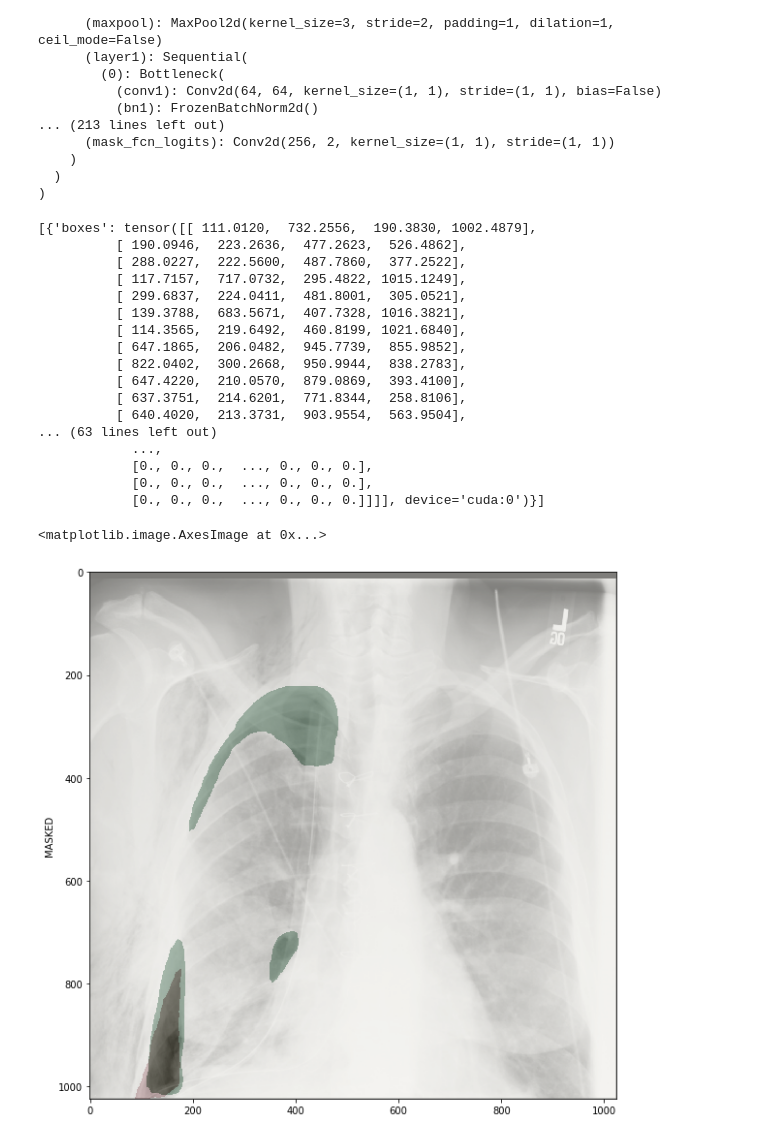
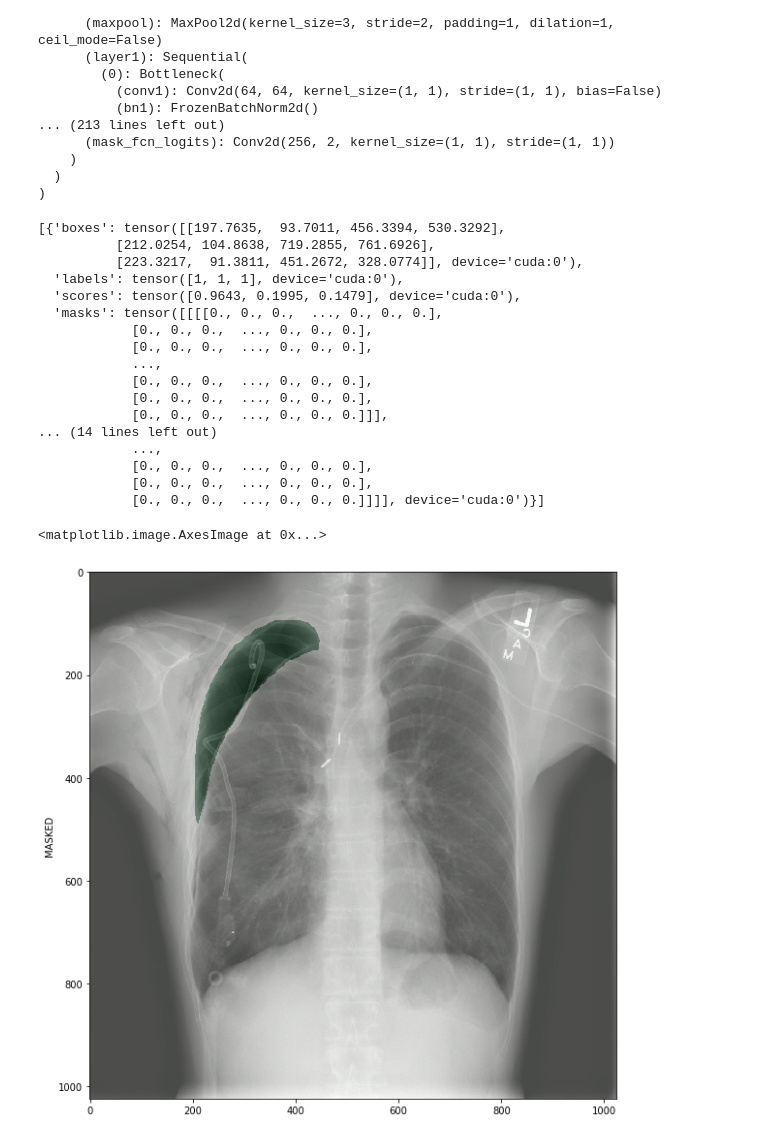
Before and after one commit to wangyute/MaskRCNN-kaggle-siim, a Jupyter notebook: Evaluation.ipynb, the cells around one changed output. Cells and saved outputs as stored; diff of their text form; code cells hidden in the pictures.

```diff
--- a/Evaluation.ipynb
+++ b/Evaluation.ipynb
@@ -144,7 +144,7 @@ num_classes = 2
 model = get_instance_segmentation_model(num_classes)
 
 # load the trained parameter
-model.load_state_dict(torch.load('./model/model_para.pt'))
+model.load_state_dict(torch.load('./model/model_para_0816.pt'))
 
 # move model to the right device
 model.to(device)
@@ -168,7 +168,7 @@ MaskRCNN(
 )
 # %%
 # pick one image from the test set
-img, mask, tsr, img_id = dataset_test[5]
+img, mask, tsr, img_id = dataset_test[10]
 # put the model in evaluation mode
 model.eval()
 with torch.no_grad():
@@ -176,26 +176,26 @@ with torch.no_grad():
 # %%
 prediction
 # %% [output]
-[{'boxes': tensor([[ 111.0120,  732.2556,  190.3830, 1002.4879],
-          [ 190.0946,  223.2636,  477.2623,  526.4862],
-          [ 288.0227,  222.5600,  487.7860,  377.2522],
-          [ 117.7157,  717.0732,  295.4822, 1015.1249],
-          [ 299.6837,  224.0411,  481.8001,  305.0521],
-          [ 139.3788,  683.5671,  407.7328, 1016.3821],
-          [ 114.3565,  219.6492,  460.8199, 1021.6840],
-          [ 647.1865,  206.0482,  945.7739,  855.9852],
-          [ 822.0402,  300.2668,  950.9944,  838.2783],
-          [ 647.4220,  210.0570,  879.0869,  393.4100],
-          [ 637.3751,  214.6201,  771.8344,  258.8106],
-          [ 640.4020,  213.3731,  903.9554,  563.9504],
-... (63 lines left out)
+[{'boxes': tensor([[197.7635,  93.7011, 456.3394, 530.3292],
+          [212.0254, 104.8638, 719.2855, 761.6926],
+          [223.3217,  91.3811, 451.2672, 328.0774]], device='cuda:0'),
+  'labels': tensor([1, 1, 1], device='cuda:0'),
+  'scores': tensor([0.9643, 0.1995, 0.1479], device='cuda:0'),
+  'masks': tensor([[[[0., 0., 0.,  ..., 0., 0., 0.],
+            [0., 0., 0.,  ..., 0., 0., 0.],
+            [0., 0., 0.,  ..., 0., 0., 0.],
+            ...,
+            [0., 0., 0.,  ..., 0., 0., 0.],
+            [0., 0., 0.,  ..., 0., 0., 0.],
+            [0., 0., 0.,  ..., 0., 0., 0.]]],
+... (14 lines left out)
             ...,
             [0., 0., 0.,  ..., 0., 0., 0.],
             [0., 0., 0.,  ..., 0., 0., 0.],
             [0., 0., 0.,  ..., 0., 0., 0.]]]], device='cuda:0')}]
 # %%
 scores = prediction[0]['scores']
-scores_binary = (scores >= 0.3) #threshold
+scores_binary = (scores >= 0.8) #threshold
 
 # no score/mask or all the scores < threshold
 if len(scores) ==0 or scores_binary.all == 0:
@@ -203,6 +203,7 @@ if len(scores) ==0 or scores_binary.all == 0:
 
 else:
     masks = prediction[0]['masks'].mul(255).byte().cpu().numpy()
+#     mask_pred = masks[0, 0]
     mask_pred = np.zeros_like(masks[0, 0]).astype(np.uint64) #change type to prevent overflow
     for i, binary in enumerate(scores_binary):
         if binary ==1:
@@ -212,11 +213,11 @@ else:
 # %%
 plt.figure(figsize=(10,10))
 plt.ylabel('MASKED')
 
 plt.imshow(img, cmap=plt.cm.bone)
-plt.imshow(mask, alpha=0.3, cmap="Reds")
+# plt.imshow(mask, alpha=0.3, cmap="Reds")
 
 plt.imshow(mask_pred, alpha=0.3, cmap="Greens")
 # %% [output]
 <matplotlib.image.AxesImage at 0x...>
-[figure, old version]
+[figure, new version]
```
Also changed, not shown: 2 other files.
